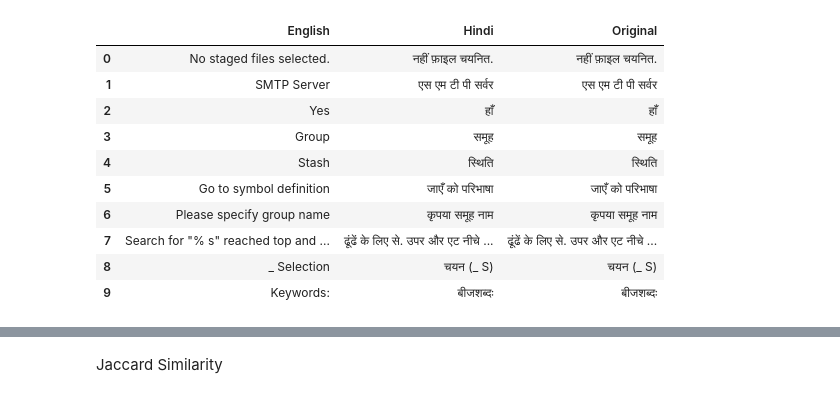
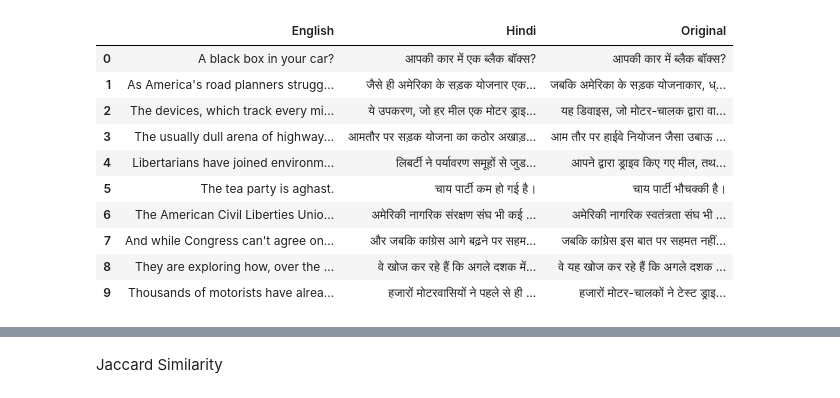
Before and after one commit to ravindramohith/english-hindi-translation, a Jupyter notebook: evaluation.ipynb, the cells around one changed output, grey strips where cells are left out. Saved outputs shown, nothing was run; the diff lists cells and outputs as text; code cells hidden in the pictures.

```diff
--- a/evaluation.ipynb
+++ b/evaluation.ipynb
@@ -22,19 +22,19 @@ from nltk.tokenize import word_tokenize
 [nltk_data]   Package punkt is already up-to-date!
 # %%
-df=pd.read_csv("translations.csv")
+df=pd.read_csv("translations_3000.csv")
 df.head(10)
 # %% [output]
 |  | English | Hindi | Original |
-| 0 | No staged files selected. | नहीं फ़ाइल चयनित. | नहीं फ़ाइल चयनित. |
-| 1 | SMTP Server | एस एम टी पी सर्वर | एस एम टी पी सर्वर |
-| 2 | Yes | हाँ | हाँ |
-| 3 | Group | समूह | समूह |
-| 4 | Stash | स्थिति | स्थिति |
-| 5 | Go to symbol definition | जाएँ को परिभाषा | जाएँ को परिभाषा |
-| 6 | Please specify group name | कृपया समूह नाम | कृपया समूह नाम |
-| 7 | Search for "% s" reached top and ... | ढूंढें के लिए से. उपर और एट नीचे ... | ढूंढें के लिए से. उपर और एट नीचे ... |
-| 8 | _ Selection | चयन (_ S) | चयन (_ S) |
-| 9 | Keywords: | बीजशब्दः | बीजशब्दः |
+| 0 | A black box in your car? | आपकी कार में एक ब्लैक बॉक्स? | आपकी कार में ब्लैक बॉक्स? |
+| 1 | As America's road planners strugg... | जैसे ही अमेरिका के सड़क योजनार एक... | जबकि अमेरिका के सड़क योजनाकार, ध्... |
+| 2 | The devices, which track every mi... | ये उपकरण, जो हर मील एक मोटर ड्राइ... | यह डिवाइस, जो मोटर-चालक द्वारा वा... |
+| 3 | The usually dull arena of highway... | आमतौर पर सड़क योजना का कठोर अखाड़... | आम तौर पर हाईवे नियोजन जैसा उबाऊ ... |
+| 4 | Libertarians have joined environm... | लिबर्टी ने पर्यावरण समूहों से जुड... | आपने द्वारा ड्राइव किए गए मील, तथ... |
+| 5 | The tea party is aghast. | चाय पार्टी कम हो गई है। | चाय पार्टी भौचक्की है। |
+| 6 | The American Civil Liberties Unio... | अमेरिकी नागरिक संरक्षण संघ भी कई ... | अमेरिकी नागरिक स्वतंत्रता संघ भी ... |
+| 7 | And while Congress can't agree on... | और जबकि कांग्रेस आगे बढ़ने पर सहम... | जबकि कांग्रेस इस बात पर सहमत नहीं... |
+| 8 | They are exploring how, over the ... | वे खोज कर रहे हैं कि अगले दशक में... | वे यह खोज कर रहे हैं कि अगले दशक ... |
+| 9 | Thousands of motorists have alrea... | हजारों मोटरवासियों ने पहले से ही ... | हजारों मोटर-चालकों ने टेस्ट ड्राइ... |
 # %%
 eng=df['English'].astype(str)
 orig=df['Original'].astype(str)
```
Also changed, not shown: parts of 10 cells of this notebook, 5 other files.
